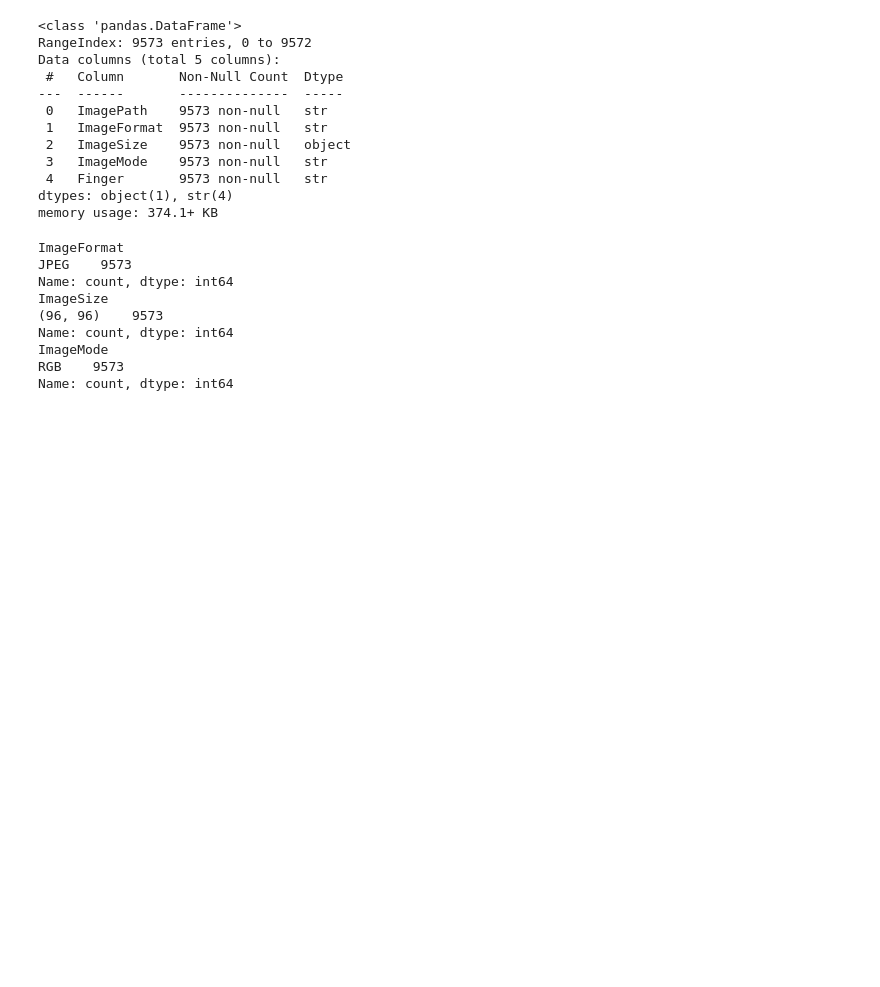
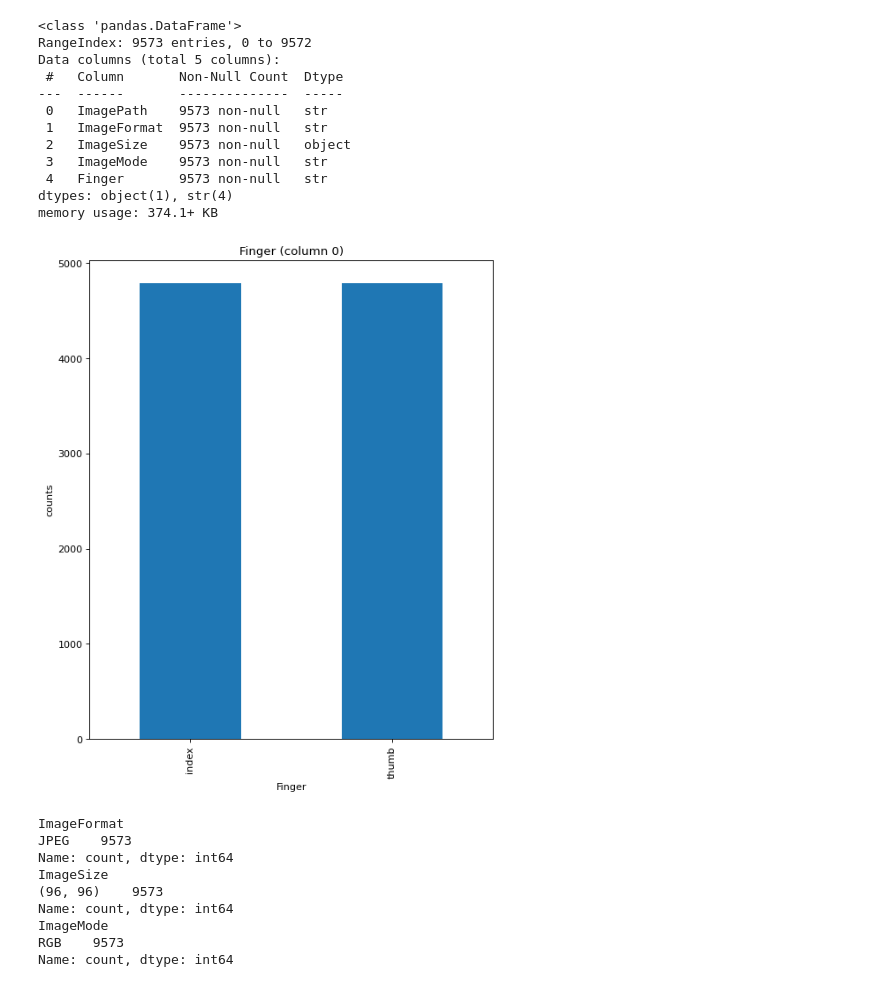
Before and after one commit to OrenChouraki06/projet-fingerprint-validator, a Jupyter notebook: notebooks/scratch/transfer_learning_mobilenet_2_classes.ipynb, the cells around one changed output. Saved outputs shown, nothing was run; the diff lists cells and outputs as text; code cells hidden in the pictures; blank space fills up the shorter version.

```diff
--- a/notebooks/scratch/transfer_learning_mobilenet_2_classes.ipynb
+++ b/notebooks/scratch/transfer_learning_mobilenet_2_classes.ipynb
@@ -236,6 +237,11 @@ Data columns (total 5 columns):
  4   Finger       9573 non-null   str
 dtypes: object(1), str(4)
 memory usage: 374.1+ KB
+# %%
+# show distribution of columns
+plotPerColumnDistribution(imgdf, 10, 5)
+# %% [output]
+[figure, added]
 # %%
 # Display the distribution of ImageFormat, ImageSize, ImageMode
 print(imgdf["ImageFormat"].value_counts())
```
Also changed, not shown: parts of 13 cells of this notebook, 1 other file.
